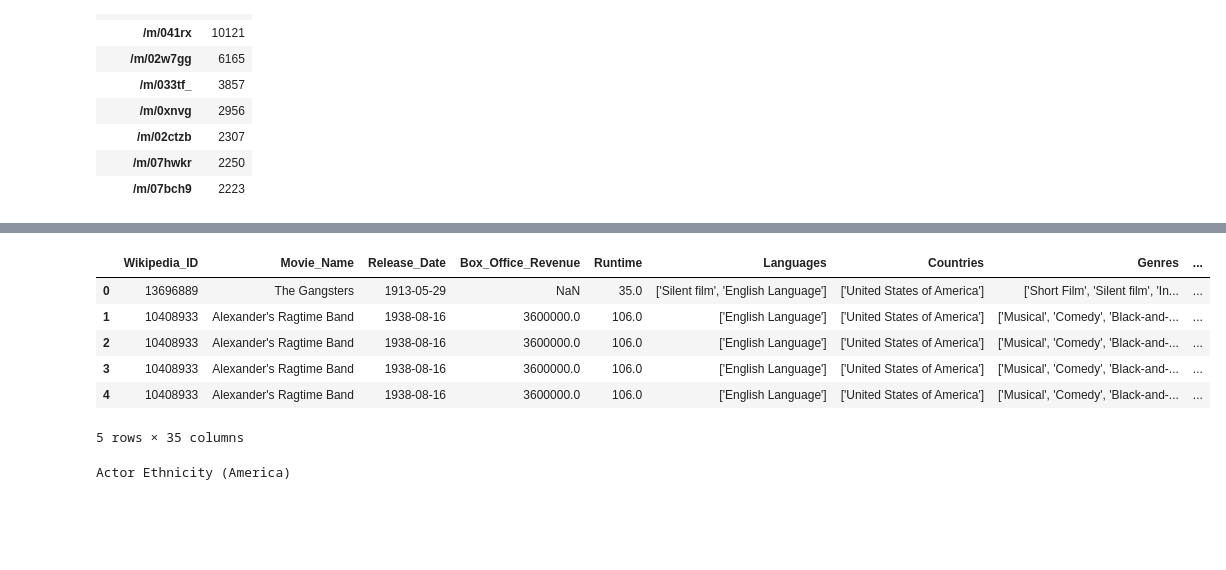
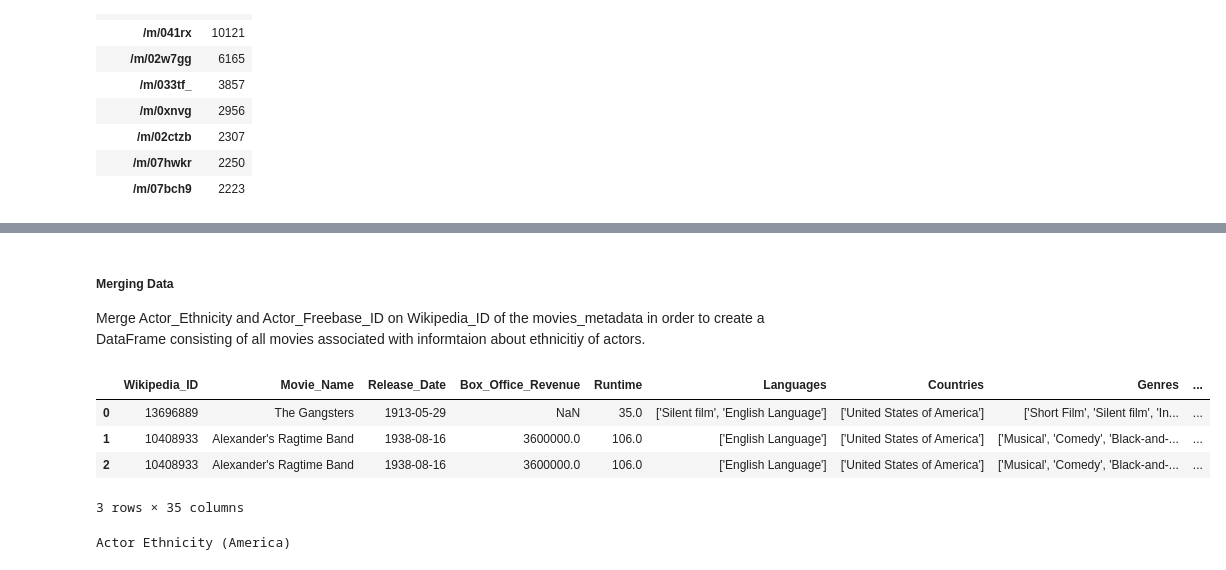
Before and after one commit to epfl-ada/ada-2024-project-fadadudata2024, a Jupyter notebook: Axe-3_ethincity_and_genre.ipynb, the cells around one changed output, grey strips where cells are left out. Saved outputs shown, nothing was run; the diff lists cells and outputs as text; code cells hidden in the pictures; blank space fills up the shorter version.

```diff
--- a/Axe-3_ethincity_and_genre.ipynb
+++ b/Axe-3_ethincity_and_genre.ipynb
@@ -4,0 +11,11 @@ import matplotlib.pyplot as plt
+# %%
+MOVIE_METADATA_PATH= '../MovieSummaries/movie.metadata.tsv'
+CHARACTER_METADATA_PATH= '../MovieSummaries/character.metadata.tsv'
+MERGED_MOVIE_METADATA_PATH='data/Utils/merged_movie_metadata.csv'
+
+# Load data
+movie_metadata = pd.read_csv(MOVIE_METADATA_PATH, sep='\t', header=None, names=['Wikipedia_ID', 'Freebase_ID', 'Movie_Name', 'Release_Date', 'Box_Office_Revenue', 'Runtime', 'Languages', 'Countries', 'Genres'])
+
+character_metadata = pd.read_csv(CHARACTER_METADATA_PATH, sep='\t', header=None, names=['Wikipedia_ID', 'Freebase_ID', 'Release_Date', 'Character_Name', 'Actor_Birth_Date', 'Actor_Gender', 'Actor_Height', 'Actor_Ethnicity', 'Actor_Name', 'Actor_Age', 'Character_Actor_Freebase_ID', 'Character_Freebase_ID', 'Actor_Freebase_ID'])
+
+full_movie_metadata = pd.read_csv(MERGED_MOVIE_METADATA_PATH)
@@ -7,12 +47,0 @@ import matplotlib.pyplot as plt
-# %%
-plot_summaries_path = '../MovieSummaries/plot_summaries.txt'
-movie_metadata_path = '../MovieSummaries/movie.metadata.tsv'
-character_metadata_path = '../MovieSummaries/character.metadata.tsv'
-
-plot_summaries = pd.read_csv(plot_summaries_path, sep='\t', header=None, names=['Wikipedia_ID', 'Plot_Summary'])
-
-# Load movie metadata
-movie_metadata = pd.read_csv(movie_metadata_path, sep='\t', header=None, names=['Wikipedia_ID', 'Freebase_ID', 'Movie_Name', 'Release_Date', 'Box_Office_Revenue', 'Runtime', 'Languages', 'Countries', 'Genres'])
-
-# Load character metadata
-character_metadata = pd.read_csv(character_metadata_path, sep='\t', header=None, names=['Wikipedia_ID', 'Freebase_ID', 'Release_Date', 'Character_Name', 'Actor_Birth_Date', 'Actor_Gender', 'Actor_Height', 'Actor_Ethnicity', 'Actor_Name', 'Actor_Age', 'Character_Actor_Freebase_ID', 'Character_Freebase_ID', 'Actor_Freebase_ID'])
@@ -42,4 +47,0 @@ display(character_metadata.shape,character_metadata.head(2))
-# %%
-full_movie_metadata = pd.read_csv("data/Utils/merged_movie_metadata.csv")
-print("=====MERGED MOVIE DATA=====")
-display(full_movie_metadata.shape, full_movie_metadata.head(2))
@@ -307,17 +331,18 @@ plt.show()
+# %% [markdown]
+##### Merging Data
+Merge Actor_Ethnicity and Actor_Freebase_ID on Wikipedia_ID of the movies_metadata in order to create a DataFrame consisting of all movies associated with informtaion about ethnicitiy of actors.
 # %%
-full_movie_metadata_char_ethnic = full_movie_metadata.merge(
+full_movie_metadata_actor_ethnic = full_movie_metadata.merge(
     character_metadata[['Wikipedia_ID', 'Actor_Ethnicity', 'Actor_Freebase_ID']],
     on='Wikipedia_ID',
     how='left'
 )
-full_movie_metadata_char_ethnic.head(5)
+full_movie_metadata_actor_ethnic.head(3)
 # %% [output]
 |  | Wikipedia_ID | Movie_Name | Release_Date | Box_Office_Revenue | Runtime | Languages | Countries | Genres | ... |
 | 0 | 13696889 | The Gangsters | 1913-05-29 | NaN | 35.0 | ['Silent film', 'English Language'] | ['United States of America'] | ['Short Film', 'Silent film', 'In... | ... |
 | 1 | 10408933 | Alexander's Ragtime Band | 1938-08-16 | 3600000.0 | 106.0 | ['English Language'] | ['United States of America'] | ['Musical', 'Comedy', 'Black-and-... | ... |
 | 2 | 10408933 | Alexander's Ragtime Band | 1938-08-16 | 3600000.0 | 106.0 | ['English Language'] | ['United States of America'] | ['Musical', 'Comedy', 'Black-and-... | ... |
-| 3 | 10408933 | Alexander's Ragtime Band | 1938-08-16 | 3600000.0 | 106.0 | ['English Language'] | ['United States of America'] | ['Musical', 'Comedy', 'Black-and-... | ... |
-| 4 | 10408933 | Alexander's Ragtime Band | 1938-08-16 | 3600000.0 | 106.0 | ['English Language'] | ['United States of America'] | ['Musical', 'Comedy', 'Black-and-... | ... |
-5 rows × 35 columns
+3 rows × 35 columns
 # %%
 # Filter rows where 'Continents' is one of 'America', 'Europe', or 'Both'
```
Also changed, not shown: parts of 45 cells of this notebook.
